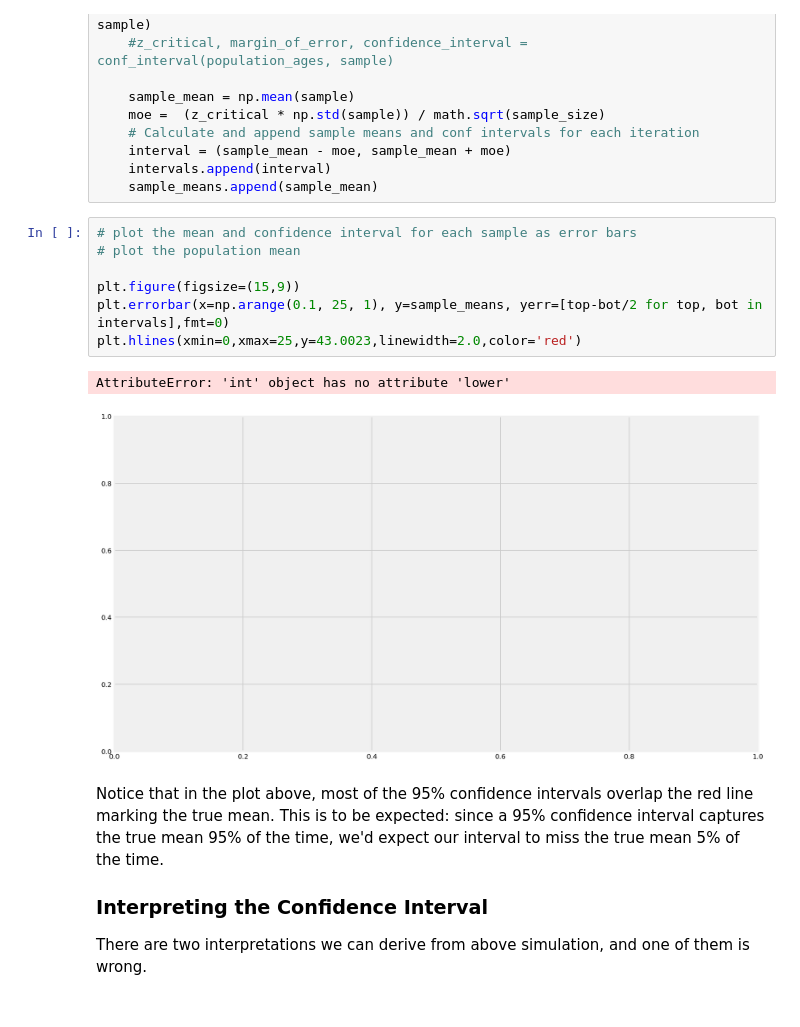
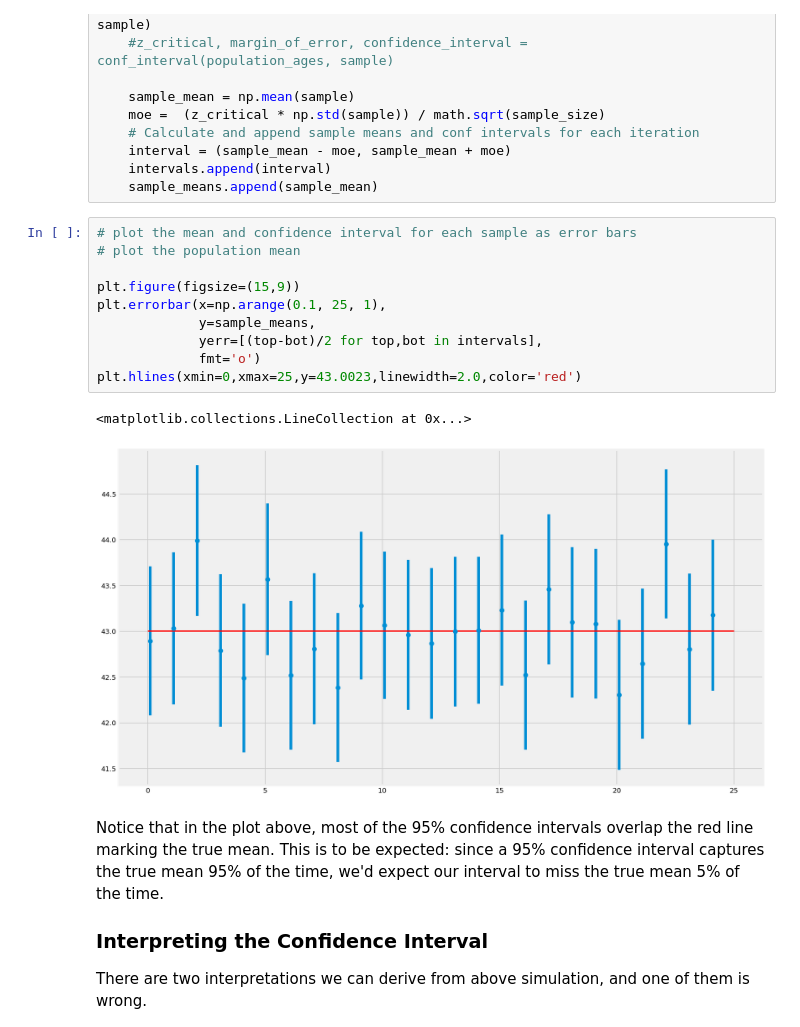
Before and after one commit to worldyne/dsc-2-19-15-confidence-intervals-lab-seattle-ds-career-040119, a Jupyter notebook: index.ipynb, the cells around one changed output. Drawn from its saved outputs; the diff is of its cells as text.

```diff
--- a/index.ipynb
+++ b/index.ipynb
@@ -270,13 +270,16 @@ for sample in range(25):
 # %%
 # plot the mean and confidence interval for each sample as error bars
 # plot the population mean
 
 plt.figure(figsize=(15,9))
-plt.errorbar(x=np.arange(0.1, 25, 1), y=sample_means, yerr=[top-bot/2 for top, bot in intervals],fmt=0)
+plt.errorbar(x=np.arange(0.1, 25, 1),
+             y=sample_means,
+             yerr=[(top-bot)/2 for top,bot in intervals],
+             fmt='o')
 plt.hlines(xmin=0,xmax=25,y=43.0023,linewidth=2.0,color='red')
 # %% [output]
-AttributeError: 'int' object has no attribute 'lower'
+<matplotlib.collections.LineCollection at 0x...>
-[figure, old version]
+[figure, new version]
 # %% [markdown]
 Notice that in the plot above, most of the 95% confidence intervals overlap the red line marking the true mean. This is to be expected: since a 95% confidence interval captures the true mean 95% of the time, we'd expect our interval to miss the true mean 5% of the time.
 
```
